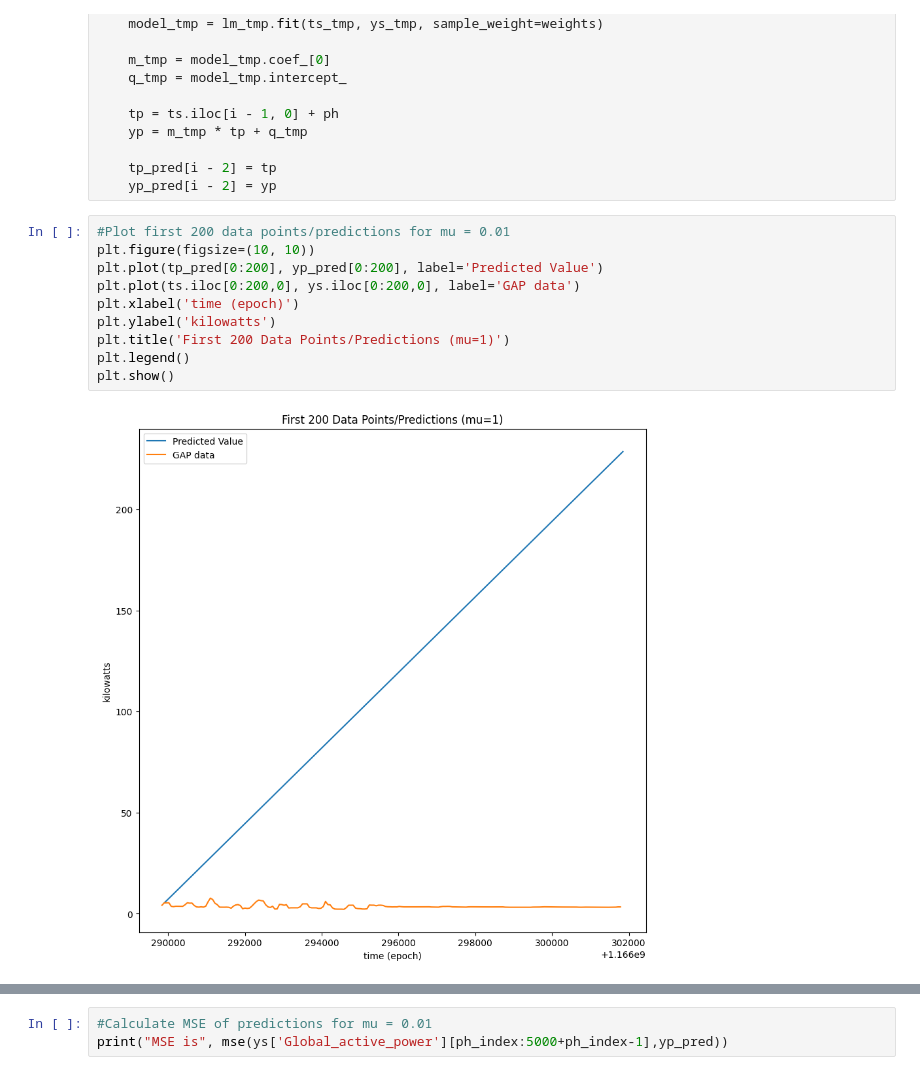
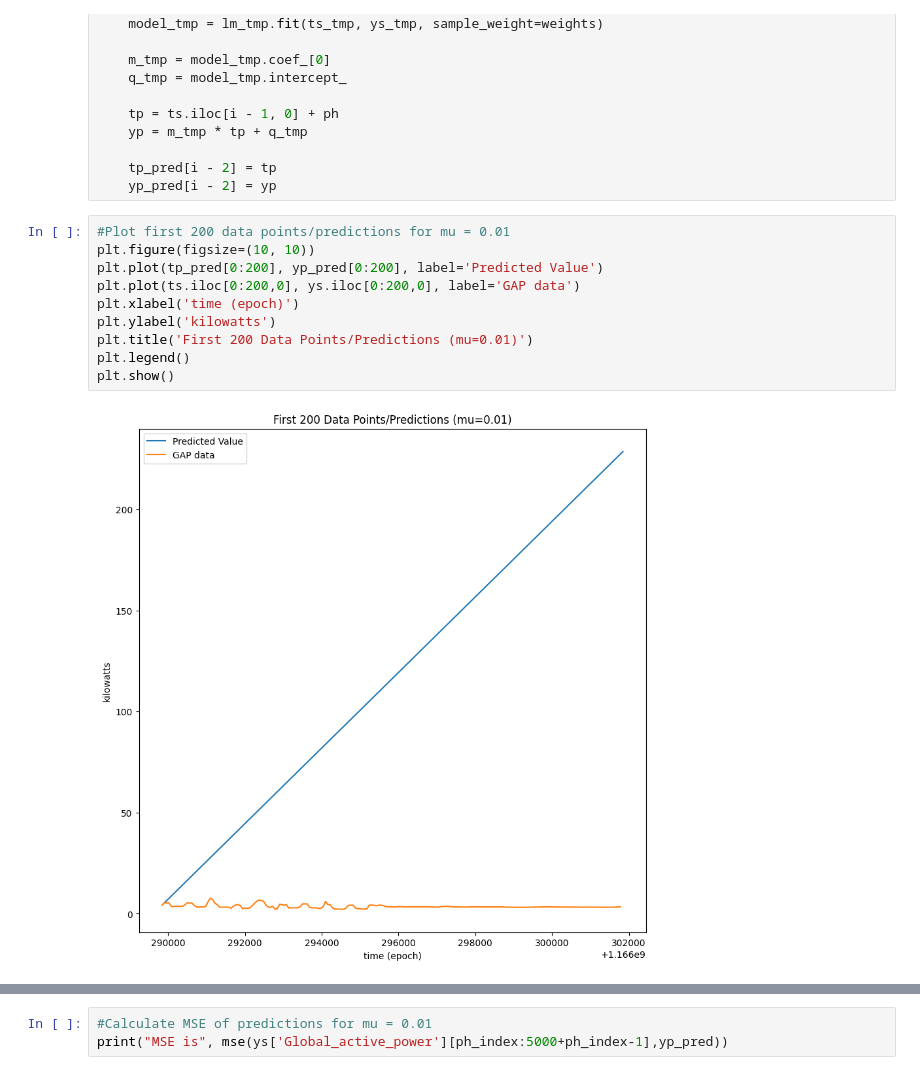
Before and after one commit to achakraborty2024/iot-linear-regression, a Jupyter notebook: Linear_Regression_for_IoT.ipynb, the cells around one changed output, grey strips where cells are left out. Cells and saved outputs as stored; diff of their text form.

```diff
--- a/Linear_Regression_for_IoT.ipynb
+++ b/Linear_Regression_for_IoT.ipynb
@@ -331,15 +331,15 @@ for i in range(2, n_s+1):
 # %%
 #Plot first 200 data points/predictions for mu = 0.01
 plt.figure(figsize=(10, 10))
 plt.plot(tp_pred[0:200], yp_pred[0:200], label='Predicted Value')
 plt.plot(ts.iloc[0:200,0], ys.iloc[0:200,0], label='GAP data')
 plt.xlabel('time (epoch)')
 plt.ylabel('kilowatts')
-plt.title('First 200 Data Points/Predictions (mu=1)')
+plt.title('First 200 Data Points/Predictions (mu=0.01)')
 plt.legend()
 plt.show()
 # %% [output]
-[figure, old version]
+[figure, new version]
 # %%
 #Plot last 200 data points/predictions for mu = 0.01
 plt.figure(figsize=(10, 10))
```
Also changed, not shown: parts of 7 cells of this notebook, 1 other file.
